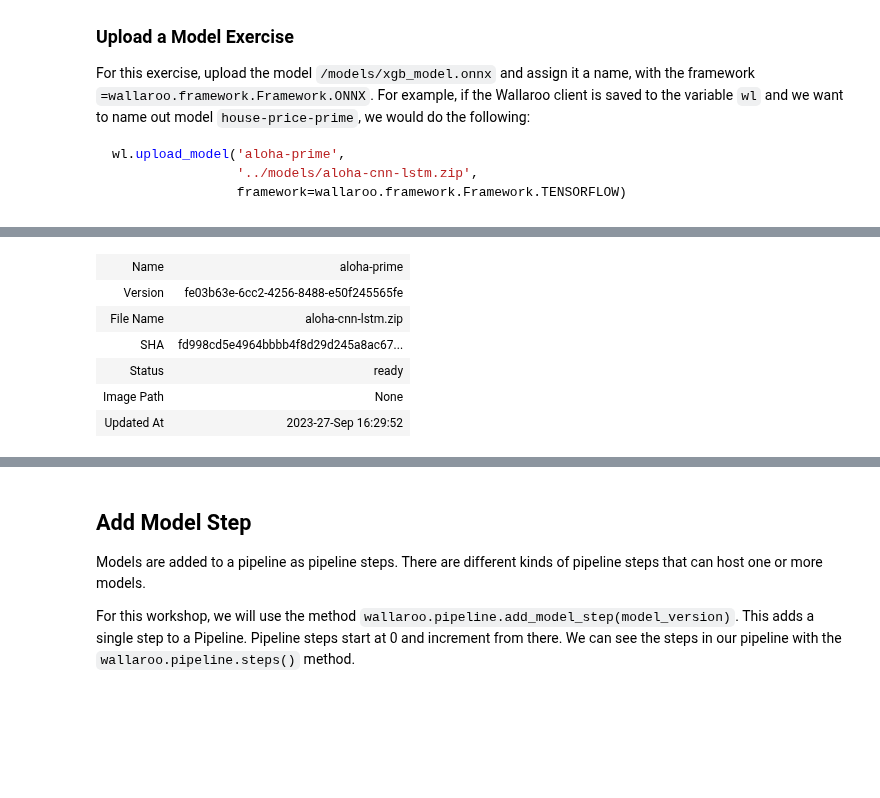
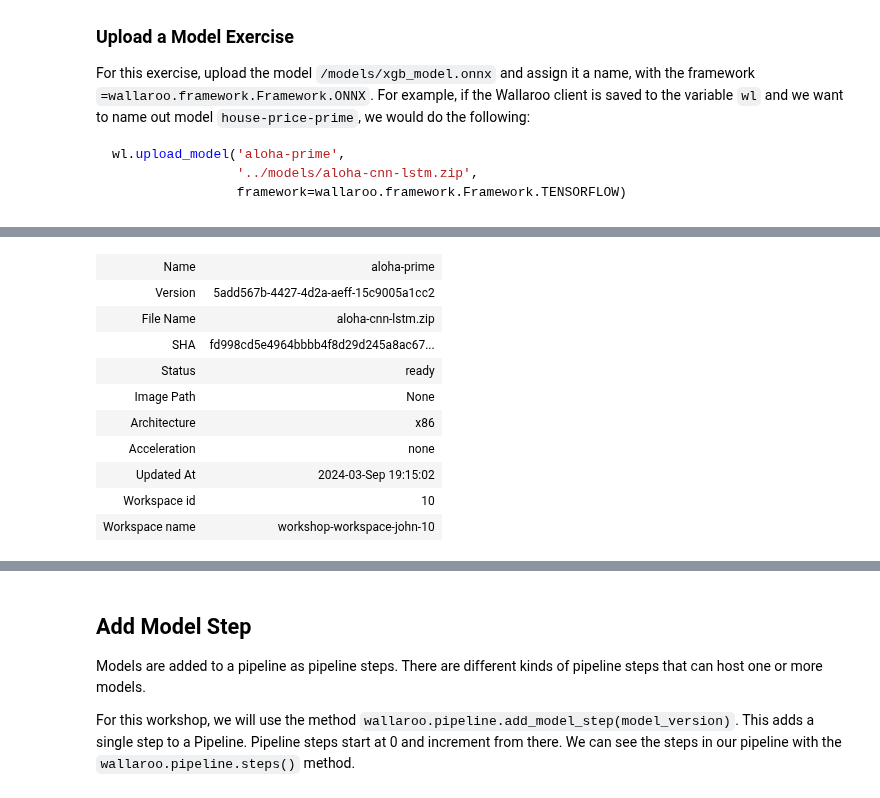
Before and after one commit to WallarooLabs/Workshops, a Jupyter notebook: Classification/Cybersecurity/Notebooks-with-code/N1_deploy_a_model-with-code.ipynb, the cells around one changed output, grey strips where cells are left out. Drawn from its saved outputs; the diff is of its cells as text; code cells hidden in the pictures; blank space fills up the shorter version.

```diff
--- a/Classification/Cybersecurity/Notebooks-with-code/N1_deploy_a_model-with-code.ipynb
+++ b/Classification/Cybersecurity/Notebooks-with-code/N1_deploy_a_model-with-code.ipynb
@@ -315,7 +274,6 @@ workspace = wl.list_workspaces()[1]
 # %%
 # blank space to retrieve your workspace
 
-display(wl.list_workspaces())
-workspace = wl.list_workspaces()[-1]
+workspace = wl.get_workspace('workshop-workspace-john-10', create_if_not_exist=True)
 print(workspace)
 # %% [output]
@@ -529,17 +464,20 @@ my_model_version
 # %%
 # blank space to retrieve the model version and store it
 
-my_model = workspace.models()[0]
-my_model_version = my_model.versions()[-1]
+my_model_version = wl.get_model('aloha-prime')
 my_model_version
 # %% [output]
 | Name | aloha-prime |
-| Version | fe03b63e-6cc2-4256-8488-e50f245565fe |
+| Version | 5add567b-4427-4d2a-aeff-15c9005a1cc2 |
 | File Name | aloha-cnn-lstm.zip |
 | SHA | fd998cd5e4964bbbb4f8d29d245a8ac67... |
 | Status | ready |
 | Image Path | None |
-| Updated At | 2023-27-Sep 16:29:52 |
+| Architecture | x86 |
+| Acceleration | none |
+| Updated At | 2024-03-Sep 19:15:02 |
+| Workspace id | 10 |
+| Workspace name | workshop-workspace-john-10 |
 # %% [markdown]
 ## Build a Pipeline
 
```
Also changed, not shown: parts of 23 cells of this notebook, 10 other files.
